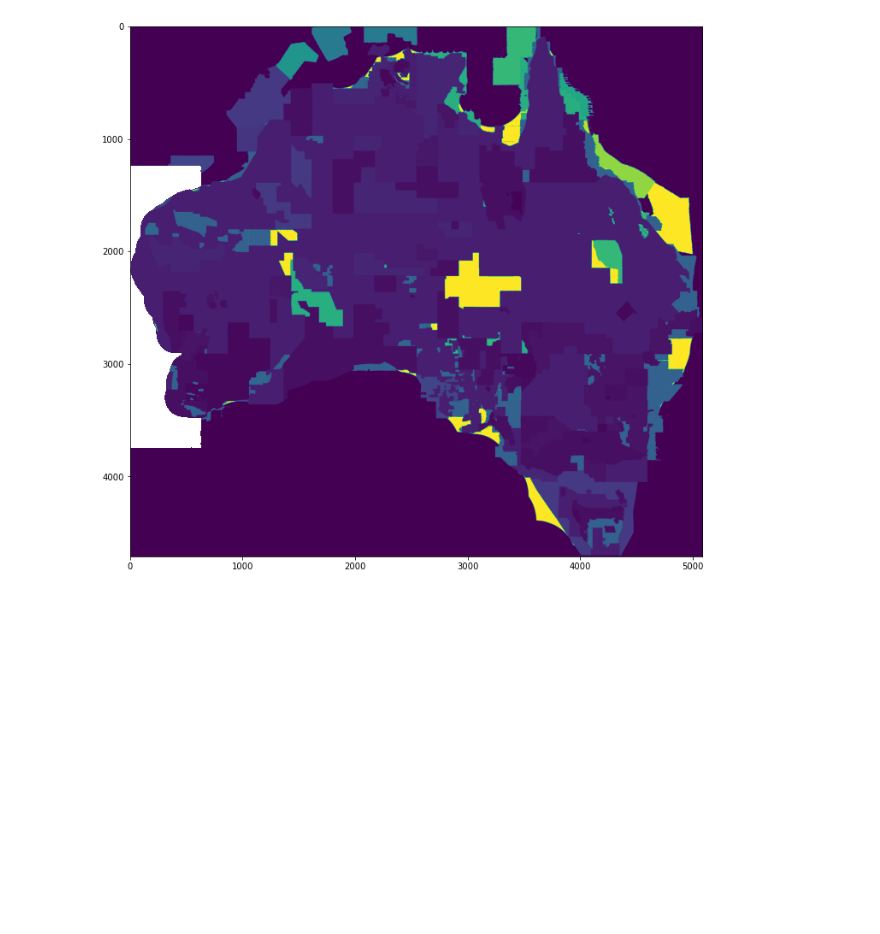
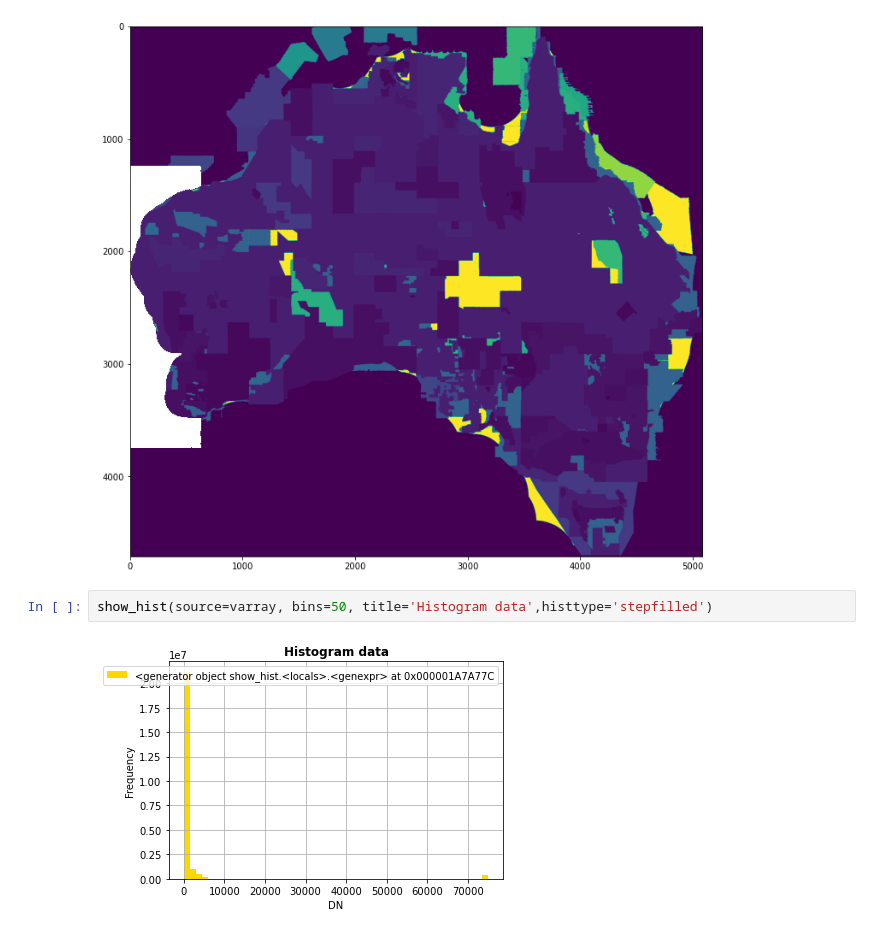
Before and after one commit to RichardScottOZ/Geoscience-Data-Quality-for-Machine-Learning, a Jupyter notebook: Magnetic-Survey-Quality.ipynb, the cells around one changed output. Saved outputs shown, nothing was run; the diff lists cells and outputs as text; blank space fills up the shorter version.

```diff
--- a/Magnetic-Survey-Quality.ipynb
+++ b/Magnetic-Survey-Quality.ipynb
@@ -263,3 +263,7 @@ pyplot.imshow(varray.clip(max=4800), cmap="viridis")
 pyplot.show()
 # %% [output]
 [figure]
+# %%
+show_hist(source=varray, bins=50, title='Histogram data',histtype='stepfilled')
+# %% [output]
+[figure, added]
```
